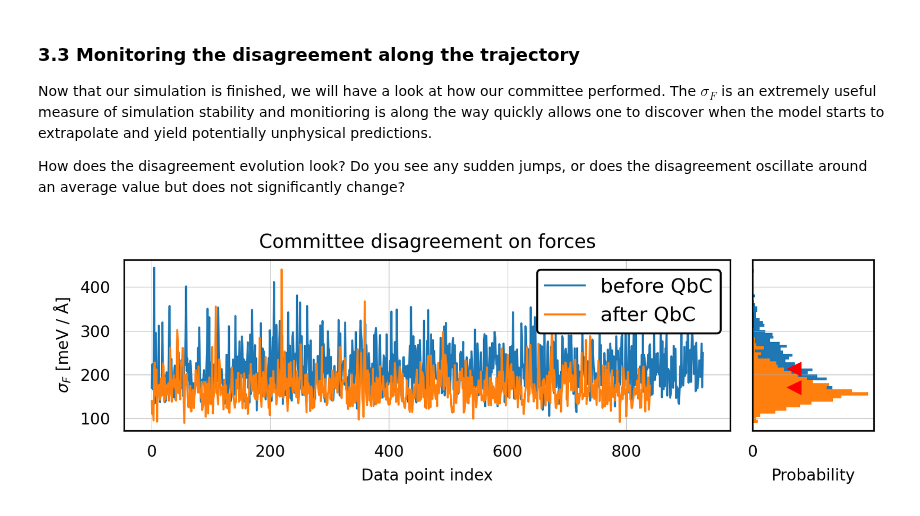
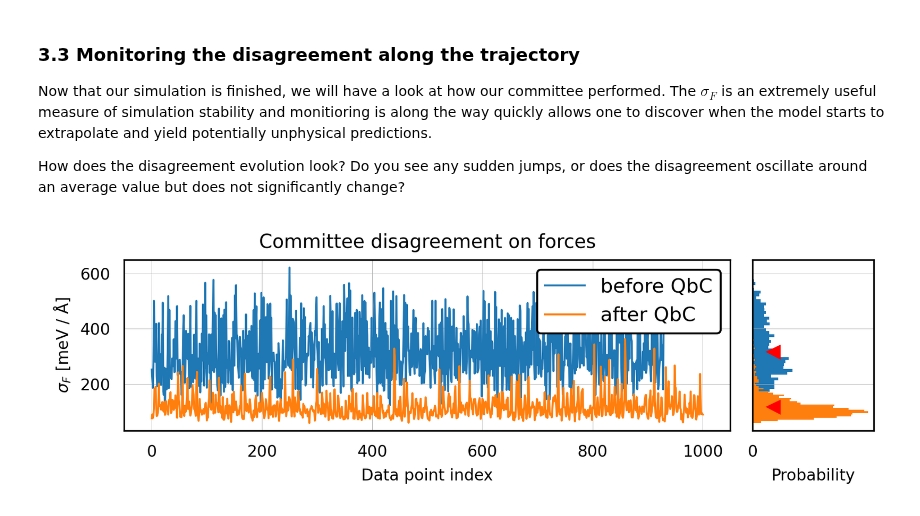
Before and after one commit to sabia-group/AL-tutorial, a Jupyter notebook: notebooks/1-zundel.ipynb, the cells around one changed output. Drawn from its saved outputs; the diff is of its cells as text; code cells hidden in the pictures.

```diff
--- a/notebooks/1-zundel.ipynb
+++ b/notebooks/1-zundel.ipynb
@@ -720,34 +718,34 @@ The $\sigma_F$ is an extremely useful measure of simulation stability and moniti
 
 How does the disagreement evolution look? Do you see any sudden jumps, or does the disagreement oscillate around an average value but does not significantly change?
 # %%
-forces = np.array([extxyz2array(f'../ipi-examples/zundel-inference/ipi.mace_force_{n:d}.extxyz',
-                                keyword='forces_component_raw')
+forces = np.array([extxyz2array(f'../ipi-examples/zundel-inference/ipi.mace_force_{n:d}.xyz',
+                                keyword='positions')
                    for n in tqdm(range(n_committee))])
 
 # README: disagreement was defined in Section 1.4
 disagreement['after qbc'] = 1000*forces2disagreement(forces)
 
 # check that these parameters are the same as in input.xml
 dt = 0.5e-3 # ps
 stride = 20 # steps
 
 fig, ax = plt.subplots(ncols=2, nrows=1, sharey=True, gridspec_kw=dict(width_ratios=[1, 0.2]))
 ax[0].plot(disagreement['before qbc'], label='before QbC')
 ax[0].plot(disagreement['after qbc'], label='after QbC')
 ax[0].set_ylabel(r'$\sigma_F$ [meV / $\mathrm{\AA}$]')
 ax[0].set_xlabel('Data point index')
 ax[0].grid(True)
 ax[0].set_title('Committee disagreement on forces')
 ax[0].legend()
 
 ax[1].hist(disagreement['before qbc'], bins=50, orientation='horizontal', density=True)
 xlim = ax[1].get_xlim()  # get x-axis limits for the histogram
 ax[1].plot(xlim[1]/2., disagreement['before qbc'].mean(), '<', c='r')
 ax[1].hist(disagreement['after qbc'], bins=50, orientation='horizontal', density=True)
 ax[1].plot(xlim[1]/2., disagreement['after qbc'].mean(), '<', c='r')
 ax[1].set_xlabel('Probability')
 ax[1].set_xticks([0])
 
 plt.tight_layout();
 # %% [output]
-[figure, old version]
+[figure, new version]
```
Also changed, not shown: parts of 9 cells of this notebook, 2 other files.
